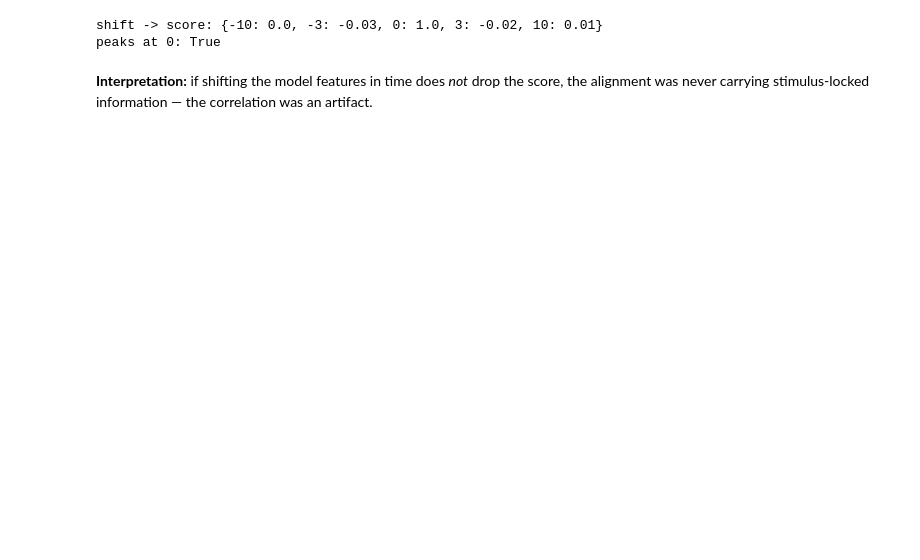
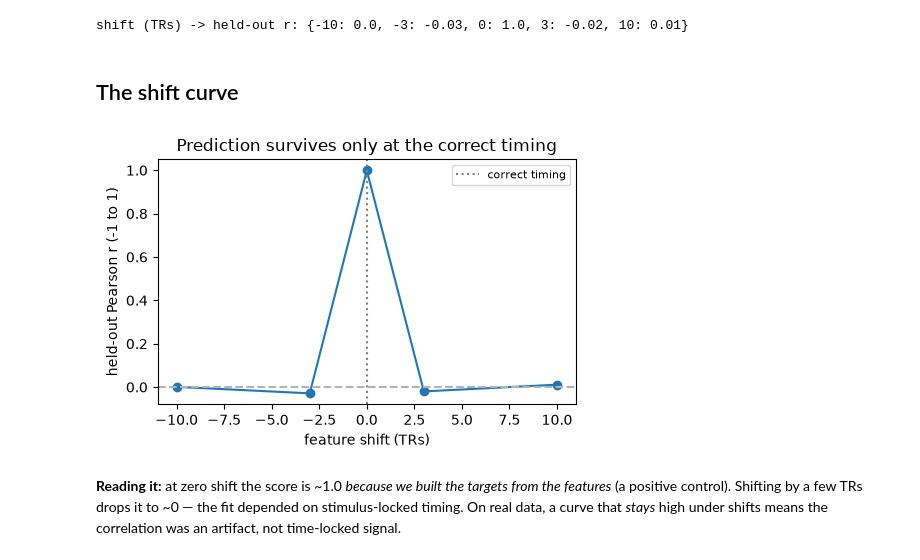
Before and after one commit to KartikP/brainscore-unified, a Jupyter notebook: notebooks/05_temporal_multimodal.ipynb, the cells around one changed output. Cells and saved outputs as stored; diff of their text form; code cells hidden in the pictures; blank space fills up the shorter version.

Commit message:
Rework notebook 05: define TR/HRF, interpret shapes, label the shift-null positive control

```diff
--- a/notebooks/05_temporal_multimodal.ipynb
+++ b/notebooks/05_temporal_multimodal.ipynb
@@ -46,17 +54,33 @@ peak shifted to TR: 15 (impulse at 10, HRF peaks ~5s later)
 # %%
-from brainscore_core.nulls import shift_features, temporal_shift_curve
-rng=np.random.RandomState(0); X=rng.randn(240,6); W=rng.randn(6,4); Y=X@W+0.1*rng.randn(240,4)
-def r(Xs):
-    h=120; from numpy.linalg import solve
-    Xtr,Ytr,Xte,Yte=Xs[:h],Y[:h],Xs[h:],Y[h:]
-    Wf=solve(Xtr.T@Xtr+np.eye(6), Xtr.T@(Ytr-Ytr.mean(0)))
-    p=Xte@Wf+Ytr.mean(0)
-    return float(np.mean([np.corrcoef(p[:,j],Yte[:,j])[0,1] for j in range(4)]))
-curve=temporal_shift_curve(r, X, [-10,-3,0,3,10])
-print('shift -> score:', {k:round(v,2) for k,v in curve.items()})
-print('peaks at 0:', curve[0]==max(curve.values()))
+from brainscore_core.nulls import temporal_shift_curve
+rng = np.random.RandomState(0)
+X = rng.randn(240, 6); W = rng.randn(6, 4)
+Y = X @ W + 0.1 * rng.randn(240, 4)                   # targets built from features (control)
+
+def held_out_r(Xs):                                    # ridge fit, mean per-target Pearson r
+    h = 120; Wf = np.linalg.solve(Xs[:h].T @ Xs[:h] + np.eye(6), Xs[:h].T @ (Y[:h] - Y[:h].mean(0)))
+    p = Xs[h:] @ Wf + Y[:h].mean(0)
+    return float(np.mean([np.corrcoef(p[:, j], Y[h:, j])[0, 1] for j in range(4)]))
+
+curve = temporal_shift_curve(held_out_r, X, [-10, -3, 0, 3, 10])   # shifts in TRs
+print('shift (TRs) -> held-out r:', {k: round(v, 2) for k, v in curve.items()})
 # %% [output]
-shift -> score: {-10: 0.0, -3: -0.03, 0: 1.0, 3: -0.02, 10: 0.01}
-peaks at 0: True
+shift (TRs) -> held-out r: {-10: 0.0, -3: -0.03, 0: 1.0, 3: -0.02, 10: 0.01}
-# %% [markdown]
-**Interpretation:** if shifting the model features in time does *not* drop the score, the alignment was never carrying stimulus-locked information — the correlation was an artifact.
+# %% [markdown]
+## The shift curve
+# %%
+import matplotlib.pyplot as plt
+shifts = sorted(curve); vals = [curve[s] for s in shifts]
+fig, ax = plt.subplots(figsize=(5, 3.4))
+ax.plot(shifts, vals, '-o'); ax.axvline(0, ls=':', c='0.5', label='correct timing')
+ax.axhline(0, ls='--', c='0.7')
+ax.set_xlabel('feature shift (TRs)'); ax.set_ylabel('held-out Pearson r (-1 to 1)')
+ax.set_title('Prediction survives only at the correct timing'); ax.legend(fontsize=8)
+fig.tight_layout(); plt.show()
+# %% [output]
+[figure, added]
+# %% [markdown]
+**Reading it:** at zero shift the score is ~1.0 *because we built the targets from
+the features* (a positive control). Shifting by a few TRs drops it to ~0 — the fit
+depended on stimulus-locked timing. On real data, a curve that *stays* high under
+shifts means the correlation was an artifact, not time-locked signal.
```
Also changed, not shown: parts of 11 cells of this notebook.
